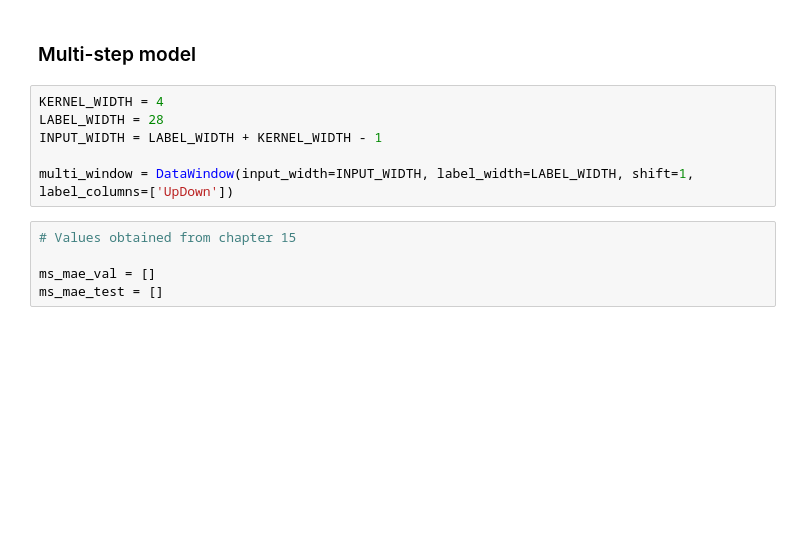
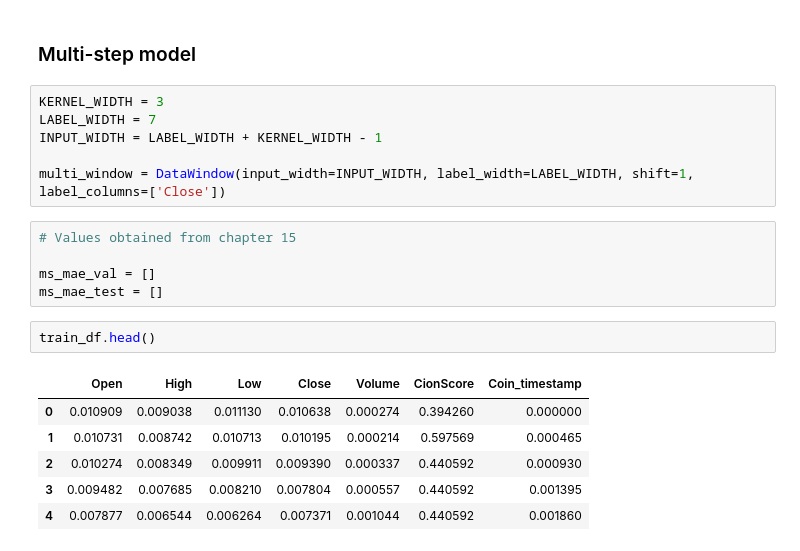
Before and after one commit to k1013726/PaperRelated, a Jupyter notebook: Final_analysis/HScore/main2.ipynb, the cells around one changed output. Saved outputs shown, nothing was run; the diff lists cells and outputs as text; blank space fills up the shorter version.

```diff
--- a/Final_analysis/HScore/main2.ipynb
+++ b/Final_analysis/HScore/main2.ipynb
@@ -175,16 +175,25 @@ column_indices = {name: i for i, name in enumerate(train_df.columns)}
 # %% [markdown]
 ### Multi-step model
 # %%
-KERNEL_WIDTH = 4
-LABEL_WIDTH = 28
+KERNEL_WIDTH = 3
+LABEL_WIDTH = 7
 INPUT_WIDTH = LABEL_WIDTH + KERNEL_WIDTH - 1
 
-multi_window = DataWindow(input_width=INPUT_WIDTH, label_width=LABEL_WIDTH, shift=1, label_columns=['UpDown'])
+multi_window = DataWindow(input_width=INPUT_WIDTH, label_width=LABEL_WIDTH, shift=1, label_columns=['Close'])
 # %%
 # Values obtained from chapter 15
 
 ms_mae_val = []
 ms_mae_test = []
+# %%
+train_df.head()
+# %% [output]
+|  | Open | High | Low | Close | Volume | CionScore | Coin_timestamp |
+| 0 | 0.010909 | 0.009038 | 0.011130 | 0.010638 | 0.000274 | 0.394260 | 0.000000 |
+| 1 | 0.010731 | 0.008742 | 0.010713 | 0.010195 | 0.000214 | 0.597569 | 0.000465 |
+| 2 | 0.010274 | 0.008349 | 0.009911 | 0.009390 | 0.000337 | 0.440592 | 0.000930 |
+| 3 | 0.009482 | 0.007685 | 0.008210 | 0.007804 | 0.000557 | 0.440592 | 0.001395 |
+| 4 | 0.007877 | 0.006544 | 0.006264 | 0.007371 | 0.001044 | 0.440592 | 0.001860 |
 # %%
 ms_cnn_model = Sequential([
     Conv1D(64, kernel_size=(KERNEL_WIDTH)),
```
Also changed, not shown: parts of 6 cells of this notebook, 12 other files.
